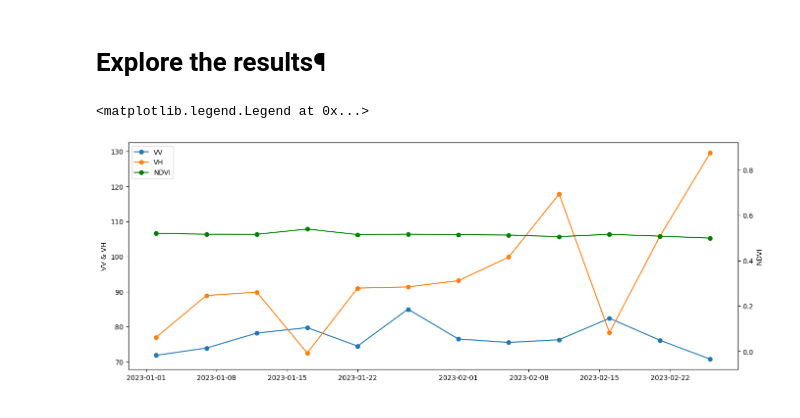
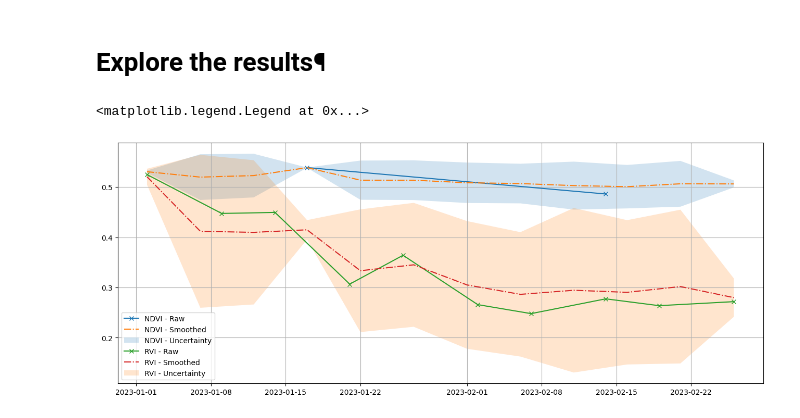
Before and after one commit to Open-EO/FuseTS, a Jupyter notebook: notebooks/OpenEO/FuseTS - MOGPR S1 and S2.ipynb, the cells around one changed output. Cells and saved outputs as stored; diff of their text form; code cells hidden in the pictures.

```diff
--- a/notebooks/OpenEO/FuseTS - MOGPR S1 and S2.ipynb
+++ b/notebooks/OpenEO/FuseTS - MOGPR S1 and S2.ipynb
@@ -192,20 +186,25 @@ joined_df = pd.concat(cubes_dfs, axis=1)
+# %%
+joined_df = pd.concat(cubes_dfs, axis=1)
+joined_df = joined_df.rename(
+    columns={'NDVI': 'NDVI - Smoothed', 'RVI': 'RVI - Smoothed', 'unkown_band_2': 'RVI - Uncertainty',
+             'unkown_band_3': 'NDVI - Uncertainty', 'unkown_band_4': 'RVI - Raw', 'unkown_band_5': 'NDVI - Raw'})
 # %%
-fig, ax = plt.subplots(figsize=(16, 6))
-ndvi_ax = ax.twinx()
-ax.set_ylabel("VV & VH")
-ndvi_ax.set_ylabel("NDVI")
-ndvi_ax.set_ylim(-0.08, 0.92)
-plots = []
-for col in joined_df.columns.values:
+plt.figure(figsize=(16, 6))
+std_col_mapping = {
+    'NDVI - Uncertainty': 'NDVI - Smoothed',
+    'RVI - Uncertainty': 'RVI - Smoothed'
+}
+for col in sorted(joined_df.columns.values):
     values = joined_df[~joined_df[col].isna()]
-    if col.lower() == 'ndvi':
-        ndvi_ax.plot(values.index, values[col], 'go-', label=col)
+    if 'Uncertainty' in col:
+        plt.fill_between(values.index, values[std_col_mapping[col]] - values[col],
+                         values[std_col_mapping[col]] + values[col], alpha=0.2, label=col)
+    elif 'Raw' in col:
+        plt.plot(values.index, values[col], '-x' if 'Raw' in col else '-.', label=col)
     else:
-        ax.plot(values.index, values[col], 'o-', label=col)
-
-handles, labels = ax.get_legend_handles_labels()
-ndvi_handles, ndvi_labels = ndvi_ax.get_legend_handles_labels()
-ax.legend(handles + ndvi_handles, labels + ndvi_labels)
+        plt.plot(values.index, values[col], '.' if 'Raw' in col else '-.', label=col)
+plt.grid(True)
+plt.legend()
 # %% [output]
 <matplotlib.legend.Legend at 0x...>
-[figure, old version]
+[figure, new version]
```
Also changed, not shown: parts of 6 cells of this notebook, 5 other files.
